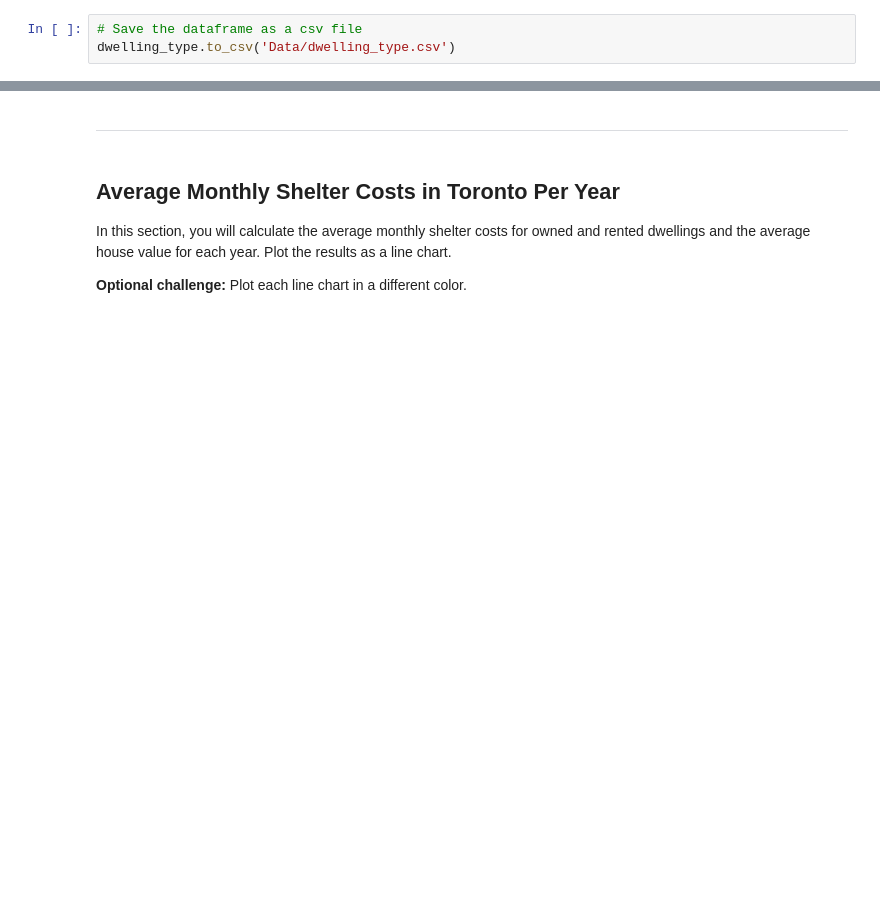
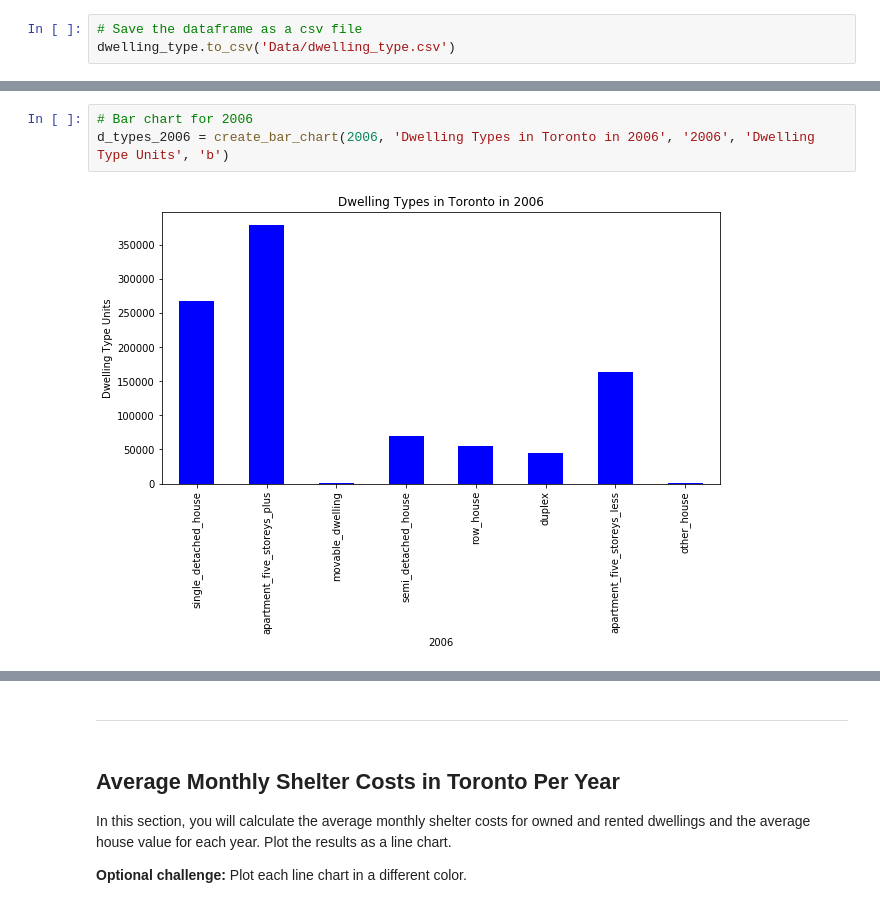
Before and after one commit to Has-Raza/UofT-Fintech, a Jupyter notebook: Unit-6-Assignment-Pythonic-Monopoly/rental_analysis.ipynb, the cells around one changed output, grey strips where cells are left out. Saved outputs shown, nothing was run; the diff lists cells and outputs as text; blank space fills up the shorter version.

```diff
--- a/Unit-6-Assignment-Pythonic-Monopoly/rental_analysis.ipynb
+++ b/Unit-6-Assignment-Pythonic-Monopoly/rental_analysis.ipynb
@@ -83,0 +78,5 @@ def create_bar_chart(data, title, xlabel, ylabel, color):
+# %%
+# Bar chart for 2006
+d_types_2006 = create_bar_chart(2006, 'Dwelling Types in Toronto in 2006', '2006', 'Dwelling Type Units', 'b')
+# %% [output]
+[figure, added]
```
Also changed, not shown: parts of 12 cells of this notebook.
